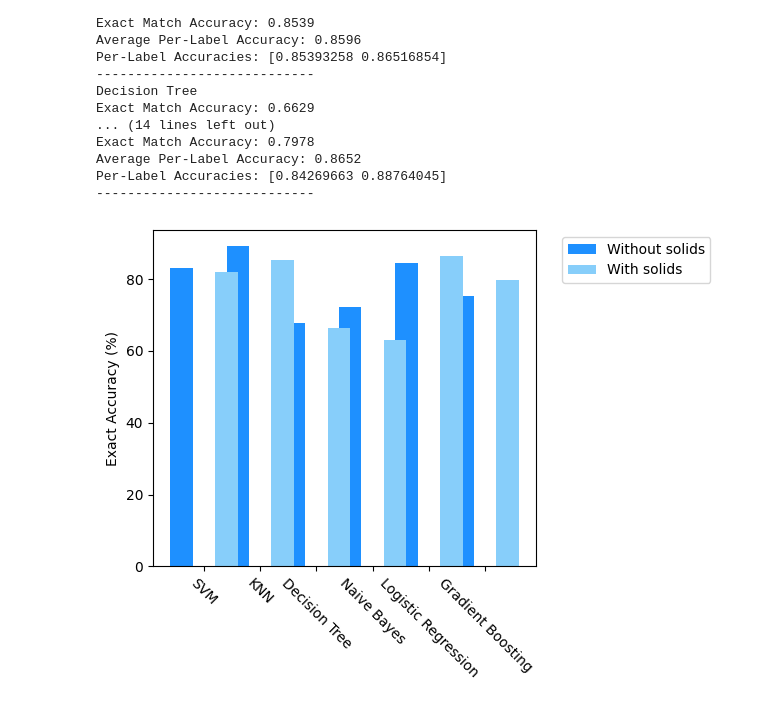
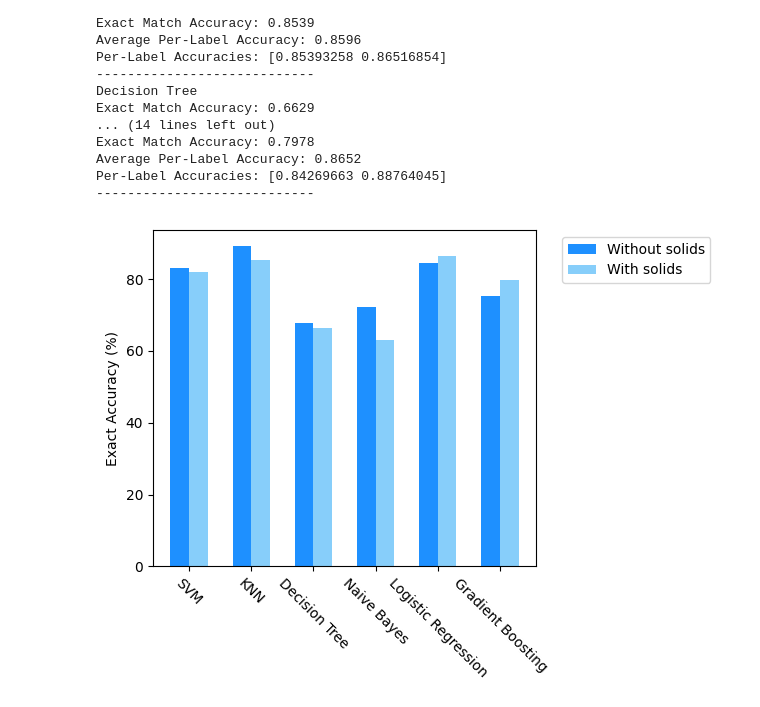
Before and after one commit to chloeewangg/emg_processing, a Jupyter notebook: notebooks/added solids classification.ipynb, the cells around one changed output. Cells and saved outputs as stored; diff of their text form; code cells hidden in the pictures.

Commit message:
fixed graph

```diff
--- a/notebooks/added solids classification.ipynb
+++ b/notebooks/added solids classification.ipynb
@@ -270,19 +270,19 @@ Per-Label Accuracies: [0.84269663 0.88764045]
 # %%
 bandpass_accuracies_df = pd.read_csv('multioutput_bandpass_accuracies.csv', header=None)
 bandpass_accuracies = bandpass_accuracies_df.iloc[0].tolist()
 
 x = np.arange(len(models))
-width = 0.4
+width = 0.3
 
 # Plot bars side by side
-plt.bar(x - width, bandpass_accuracies, width, label='Without solids', color='dodgerblue')
-plt.bar(x + width, model_exact_accuracies, width, label='With solids', color='lightskyblue')
+plt.bar(x - width/2, bandpass_accuracies, width, label='Without solids', color='dodgerblue')
+plt.bar(x + width/2, model_exact_accuracies, width, label='With solids', color='lightskyblue')
 
 # Add labels
 plt.xticks(x, models, rotation=-45)
 plt.ylabel('Exact Accuracy (%)')
 plt.legend(loc='upper left', bbox_to_anchor=(1.05, 1))
 plt.tight_layout()
 plt.show()
 # %% [output]
-[figure, old version]
+[figure, new version]
```
